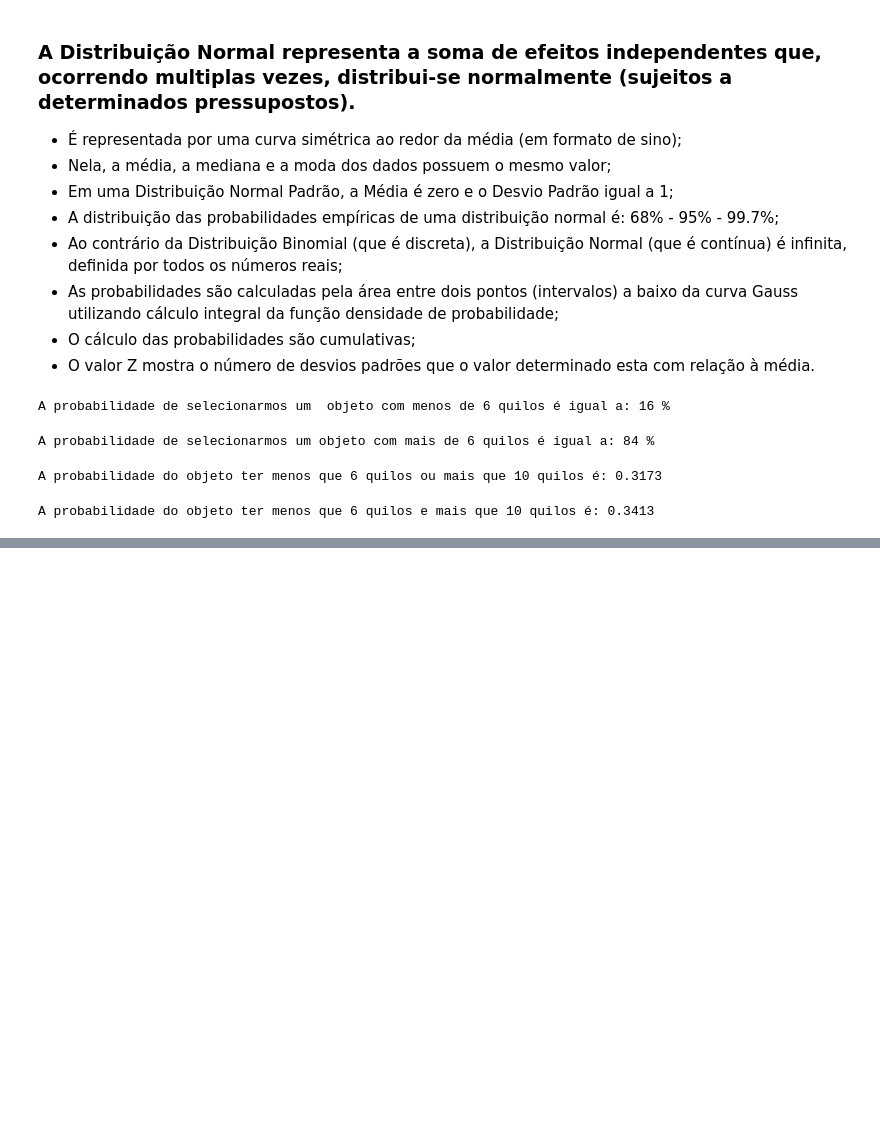
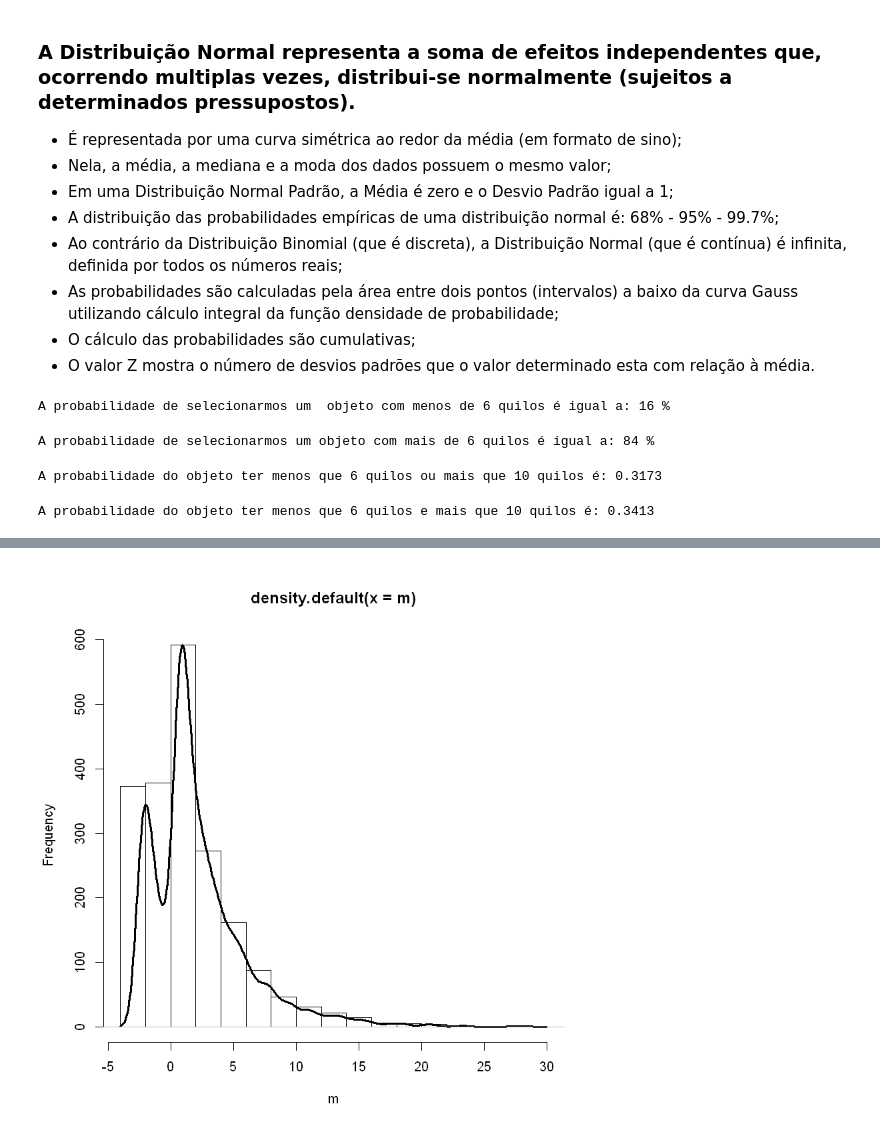
Before and after one commit to emariot/Estatistica_com_R_e_Python, a Jupyter notebook: R/Distribuição Binomial e Normal.ipynb, the cells around one changed output, grey strips where cells are left out. Drawn from its saved outputs; the diff is of its cells as text; code cells hidden in the pictures; blank space fills up the shorter version.

```diff
--- a/R/Distribuição Binomial e Normal.ipynb
+++ b/R/Distribuição Binomial e Normal.ipynb
@@ -109,0 +150,7 @@ W = 0.96781, p-value = 0.01507
+# %%
+# Histograma com linha de densidade
+hist(m, main='')
+par(new=TRUE)
+plot(density(m), ylab="", xlab="", axes=F, lwd=2.5)
+# %% [output]
+[figure, added]
```
Also changed, not shown: parts of 6 cells of this notebook.
